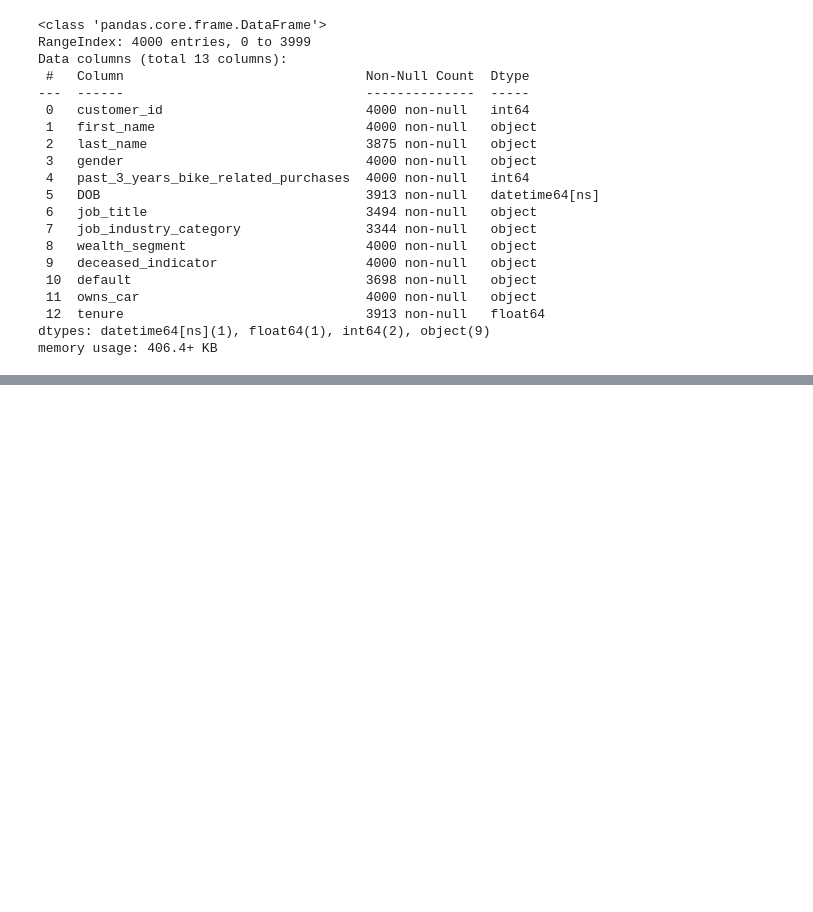
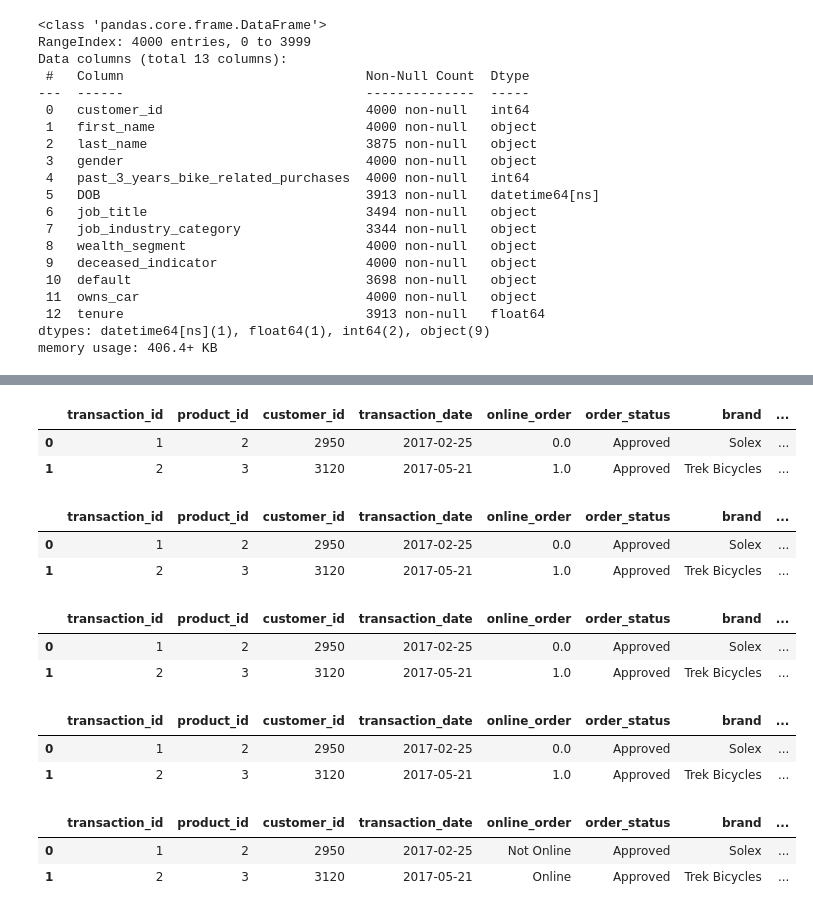
Before and after one commit to kanjamwingirwa/KPMG_AU_Virtual_Internship, a Jupyter notebook: KPMG_AU_INTERNSHIP_FINAL_PY.ipynb, the cells around one changed output, grey strips where cells are left out. Cells and saved outputs as stored; diff of their text form; code cells hidden in the pictures; blank space fills up the shorter version.

```diff
--- a/KPMG_AU_INTERNSHIP_FINAL_PY.ipynb
+++ b/KPMG_AU_INTERNSHIP_FINAL_PY.ipynb
@@ -74,0 +147,56 @@ memory usage: 406.4+ KB
+# %%
+#lets drop all null values
+transactions_df =transactions_df.dropna()
+# %%
+transactions_df.head(2)
+# %% [output]
+|  | transaction_id | product_id | customer_id | transaction_date | online_order | order_status | brand | ... |
+| 0 | 1 | 2 | 2950 | 2017-02-25 | 0.0 | Approved | Solex | ... |
+| 1 | 2 | 3 | 3120 | 2017-05-21 | 1.0 | Approved | Trek Bicycles | ... |
+# %%
+#Change the values in the column day of week to actual days for the data to make more sense
+transactions_df['Month'].replace({1: 'January', 2: 'February',
+        3: 'March',
+        4: 'April',
+        5: 'May',
+        6: 'June',
+        7:'July'}, inplace=True)
+
+# print Data frame after replacing the values
+transactions_df.head(2)
+# %% [output]
+|  | transaction_id | product_id | customer_id | transaction_date | online_order | order_status | brand | ... |
+| 0 | 1 | 2 | 2950 | 2017-02-25 | 0.0 | Approved | Solex | ... |
+| 1 | 2 | 3 | 3120 | 2017-05-21 | 1.0 | Approved | Trek Bicycles | ... |
+# %%
+#Change the values in the column day of week to actual days for the data to make more sense
+transactions_df['Month'].replace({7: 'July', 8: 'August',
+        9: 'September',
+        10: 'October',
+        11: 'November',
+        12: 'December'}, inplace=True)
+
+# print Data frame after replacing the values
+transactions_df.head(2)
+# %% [output]
+|  | transaction_id | product_id | customer_id | transaction_date | online_order | order_status | brand | ... |
+| 0 | 1 | 2 | 2950 | 2017-02-25 | 0.0 | Approved | Solex | ... |
+| 1 | 2 | 3 | 3120 | 2017-05-21 | 1.0 | Approved | Trek Bicycles | ... |
+# %%
+#lets change day into actual name of the day in the week
+transactions_df['Day_of_Week'] = transactions_df['transaction_date'].dt.day_name()
+transactions_df.head(2)
+# %% [output]
+|  | transaction_id | product_id | customer_id | transaction_date | online_order | order_status | brand | ... |
+| 0 | 1 | 2 | 2950 | 2017-02-25 | 0.0 | Approved | Solex | ... |
+| 1 | 2 | 3 | 3120 | 2017-05-21 | 1.0 | Approved | Trek Bicycles | ... |
+# %%
+#Replace online order column for it to make more sense
+transactions_df['online_order'].replace({0.0: 'Not Online', 1.0: 'Online'}, inplace=True)
+
+# print Data frame after replacing the values
+transactions_df.head(2)
+# %% [output]
+|  | transaction_id | product_id | customer_id | transaction_date | online_order | order_status | brand | ... |
+| 0 | 1 | 2 | 2950 | 2017-02-25 | Not Online | Approved | Solex | ... |
+| 1 | 2 | 3 | 3120 | 2017-05-21 | Online | Approved | Trek Bicycles | ... |
```
Also changed, not shown: parts of 7 cells of this notebook.
